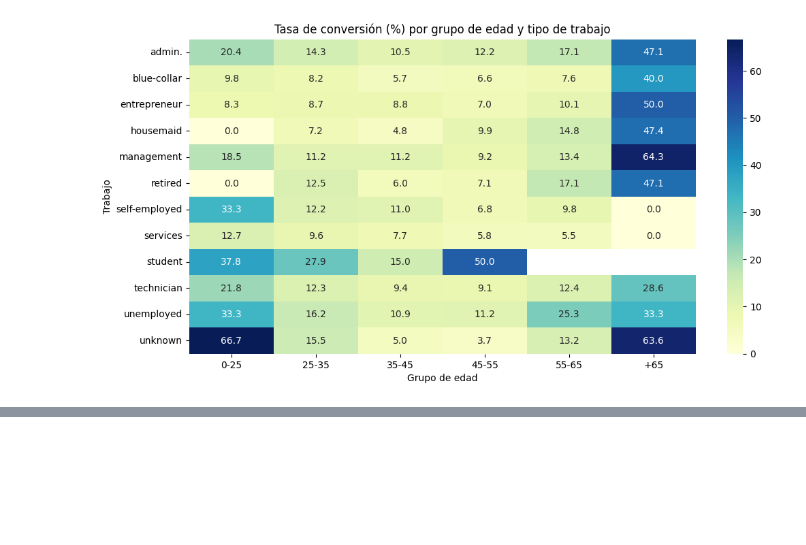
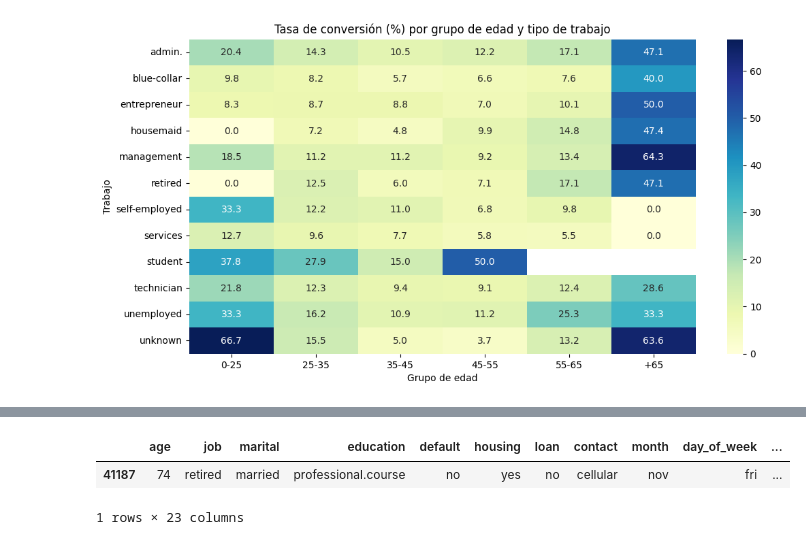
Before and after one commit to diegodelarubia/Trabajo_Final_Master-TFM-, a Jupyter notebook: TFM.ipynb, the cells around one changed output, grey strips where cells are left out. Saved outputs shown, nothing was run; the diff lists cells and outputs as text; code cells hidden in the pictures; blank space fills up the shorter version.

```diff
--- a/TFM.ipynb
+++ b/TFM.ipynb
@@ -668,3 +736,14 @@ The default of observed=False is deprecated and will be changed to True in a fut
+# %%
+df_copy['Año']= 2020
+df_copy.loc[df_copy.index <= 27689, 'Año'] = 2018
+df_copy.loc[(df_copy.index > 27689) & (df_copy.index <= 39129), 'Año'] = 2019
+df_copy.loc[df_copy.index > 39129, 'Año'] = 2020
+# %%
+df_copy[df_copy.Año==2020].tail(1)
+# %% [output]
+|  | age | job | marital | education | default | housing | loan | contact | month | day_of_week | ... |
+| 41187 | 74 | retired | married | professional.course | no | yes | no | cellular | nov | fri | ... |
+1 rows × 23 columns
 # %%
 bins = [0,2,4,6]
 labels = ['0-2','2-4','+5']
```
Also changed, not shown: parts of 7 cells of this notebook.
